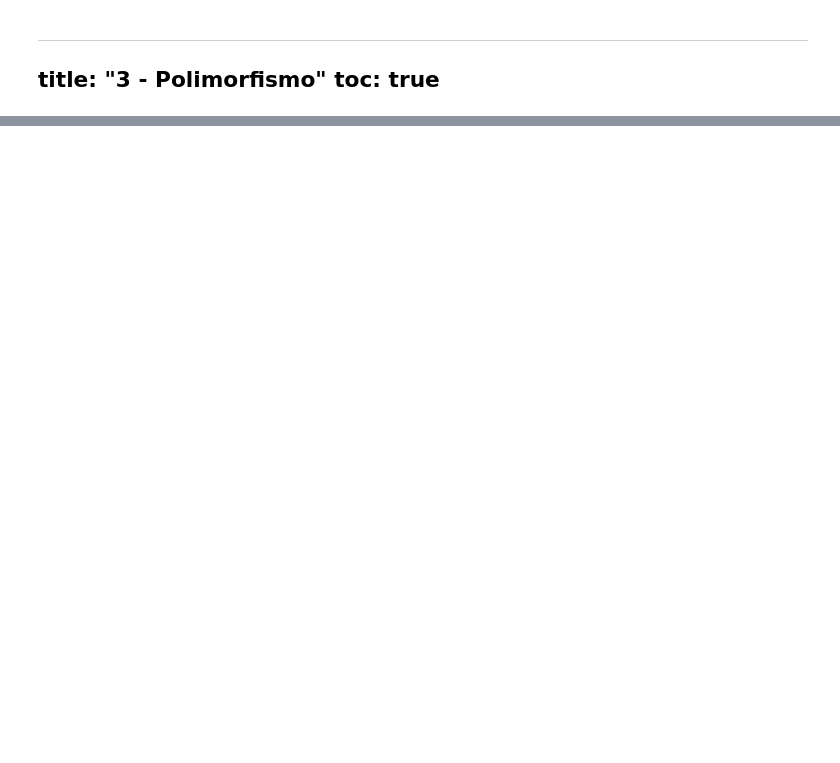
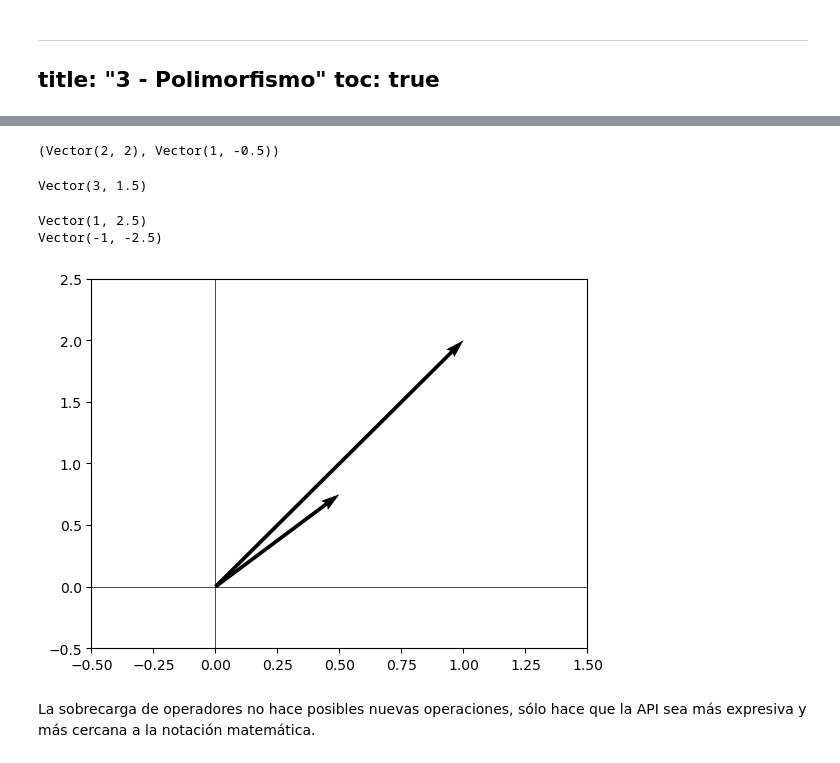
Before and after one commit to ee-unr/programacion-2, a Jupyter notebook: teoria/03_oop/03_polimorfismo.ipynb, the cells around one changed output, grey strips where cells are left out. Saved outputs shown, nothing was run; the diff lists cells and outputs as text; code cells hidden in the pictures; blank space fills up the shorter version.

```diff
--- a/teoria/03_oop/03_polimorfismo.ipynb
+++ b/teoria/03_oop/03_polimorfismo.ipynb
@@ -85,0 +314,44 @@ for forma in formas_ordenadas:
+# %%
+class Vector:
+    def __init__(self, x, y):
+        self.x = x
+        self.y = y
+
+    def __add__(self, other):
+        return Vector(self.x + other.x, self.y + other.y)
+
+    def __repr__(self):
+        return f"Vector({self.x}, {self.y})"
+
+v = Vector(2, 2)
+u = Vector(1, -0.5)
+v, u
+# %% [output]
+(Vector(2, 2), Vector(1, -0.5))
+# %%
+v + u
+# %% [output]
+Vector(3, 1.5)
+# %%
+class Vector:
+    def __init__(self, x, y):
+        self.x = x
+        self.y = y
+
+    def __add__(self, other):
+        return Vector(self.x + other.x, self.y + other.y)
+
+    def __sub__(self, other):
+        return Vector(self.x - other.x, self.y - other.y)
+
+    def __repr__(self):
+        return f"Vector({self.x}, {self.y})"
+
+v = Vector(2, 2)
+u = Vector(1, -0.5)
+
+print(v - u)
+print(u - v)
+# %% [output]
+Vector(1, 2.5)
+Vector(-1, -2.5)
@@ -85,0 +380,34 @@ for forma in formas_ordenadas:
+# %%
+def graficar_vectores(vectores):
+    x_range = [0, 0]
+    y_range = [0, 0]
+
+    for vector in vectores:
+        plt.quiver(0, 0, vector.x, vector.y, angles='xy', scale_units='xy', scale=1)
+
+        x_range[0] = min(x_range[0], vector.x)
+        x_range[1] = max(x_range[1], vector.x)
+
+        y_range[0] = min(y_range[0], vector.y)
+        y_range[1] = max(y_range[1], vector.y)
+
+    x_range[0] = x_range[0] - 0.5
+    x_range[1] = x_range[1] + 0.5
+    y_range[0] = y_range[0] - 0.5
+    y_range[1] = y_range[1] + 0.5
+
+    plt.axhline(0, color='k', linewidth=0.5)
+    plt.axvline(0, color='k', linewidth=0.5)
+    plt.xlim(x_range)
+    plt.ylim(y_range)
+# %%
+graficar_vectores(
+    [
+        Vector(1, 2),
+        Vector(0.5, 0.75)
+    ]
+)
+# %% [output]
+[figure, added]
+# %% [markdown]
+La sobrecarga de operadores no hace posibles nuevas operaciones, sólo hace que la API sea más expresiva y más cercana a la notación matemática.
```
Also changed, not shown: parts of 43 cells of this notebook, 1 other file.
